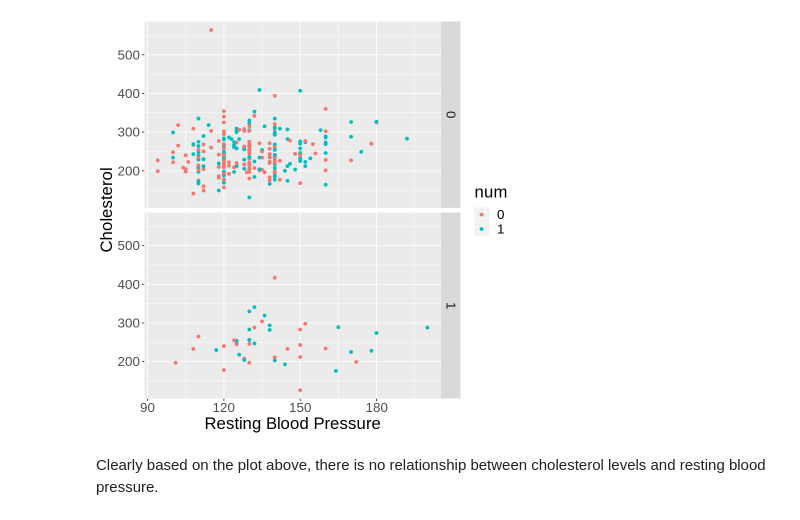
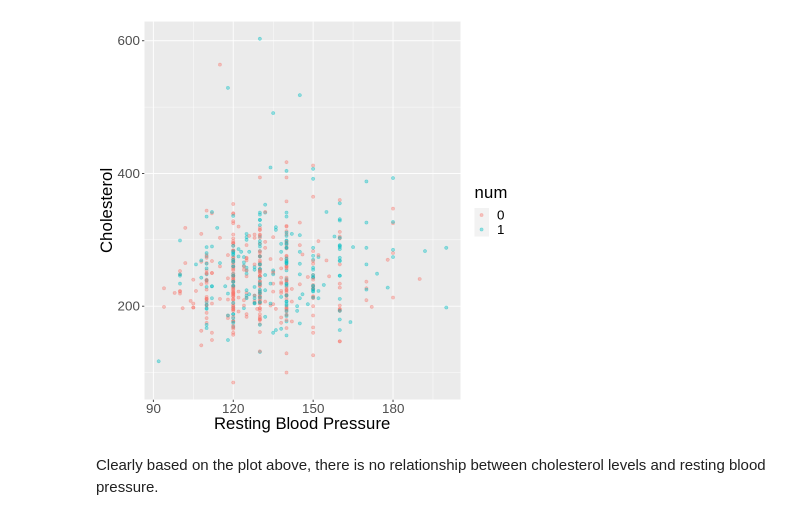
Before and after one commit to xonew/DSCI-100-002-Group-26, a Jupyter notebook: Cleaning.ipynb, the cells around one changed output. Saved outputs shown, nothing was run; the diff lists cells and outputs as text; code cells hidden in the pictures.

Commit message:
Combined cleveland and hungarian datasets

```diff
--- a/Cleaning.ipynb
+++ b/Cleaning.ipynb
@@ -1,6 +1,8 @@
 # %%
 library(tidyverse)
-heart_data <- read_delim('Data/processed.cleveland.data', col_names = FALSE) |> as_tibble()
+cleveland_data <- read_delim('Data/processed.cleveland.data', col_names = FALSE) |> as_tibble()
+hungarian_data <- read_delim('Data/processed.hungarian.data', col_names = FALSE) |> as_tibble()
+heart_data <- rbind(cleveland_data, hungarian_data)
 #reads the raw data and converts it into a tibble with no column names
 colnames(heart_data) <- c('age', 'sex', 'chest_pain', 'trestbps', 'chol', 'fbs', 'restecg', 'max_hr',
               'exang', 'oldpeak', 'slope', 'ca', 'thal', 'num')
@@ -46,12 +56,11 @@ A tibble: 303 × 14
 # %%
 heart_plot_chol_bps <- heart_data |>
                 ggplot(aes(x = trestbps, y = chol, color = num)) +
-                geom_point() +
+                geom_point(alpha = 0.4) +
                 theme(text = element_text(size = 20)) +
-                facet_grid(rows = vars(fbs)) +
                 labs (x = 'Resting Blood Pressure', y = "Cholesterol")
 heart_plot_chol_bps
 # %% [output]
-[figure, old version]
+[figure, new version]
 # %% [markdown]
 Clearly based on the plot above, there is no relationship between cholesterol levels and resting blood pressure.
```
Also changed, not shown: parts of 1 cell of this notebook.
